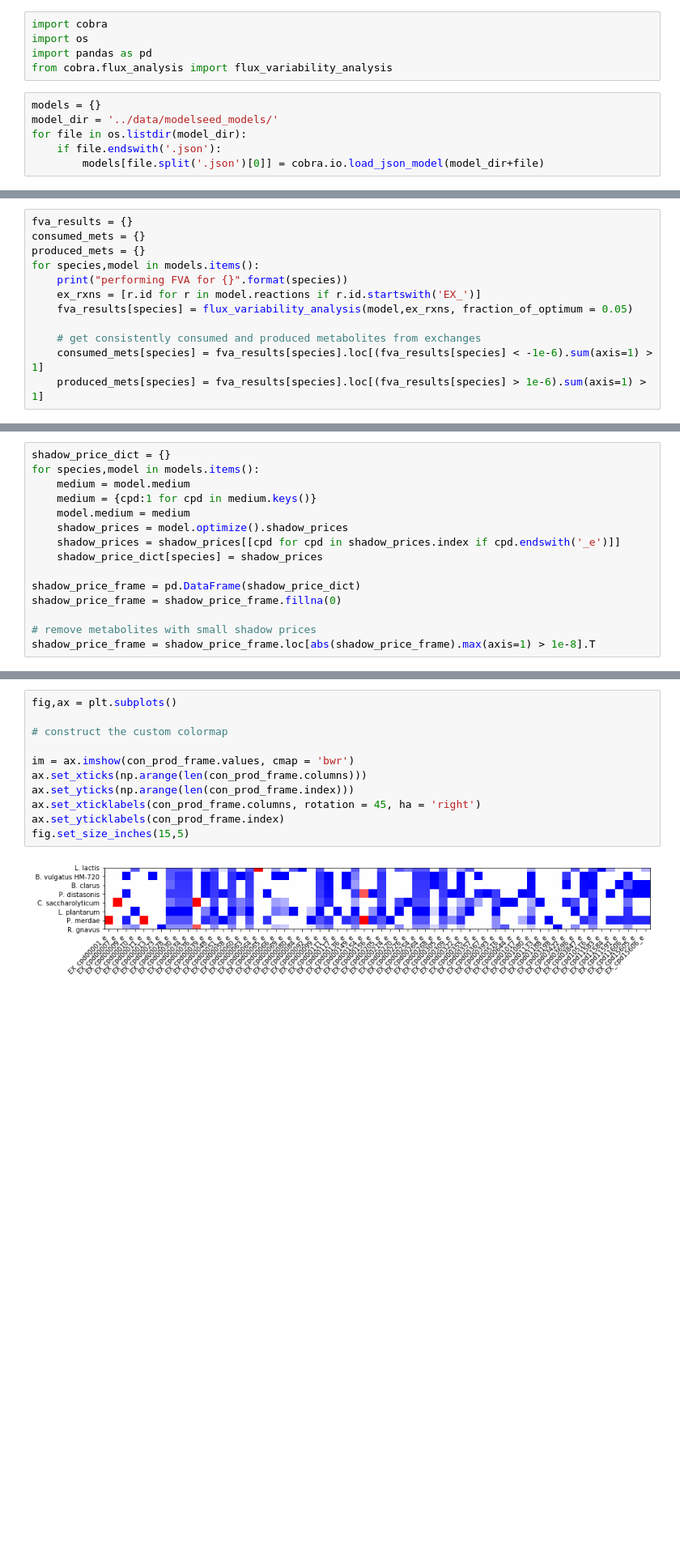
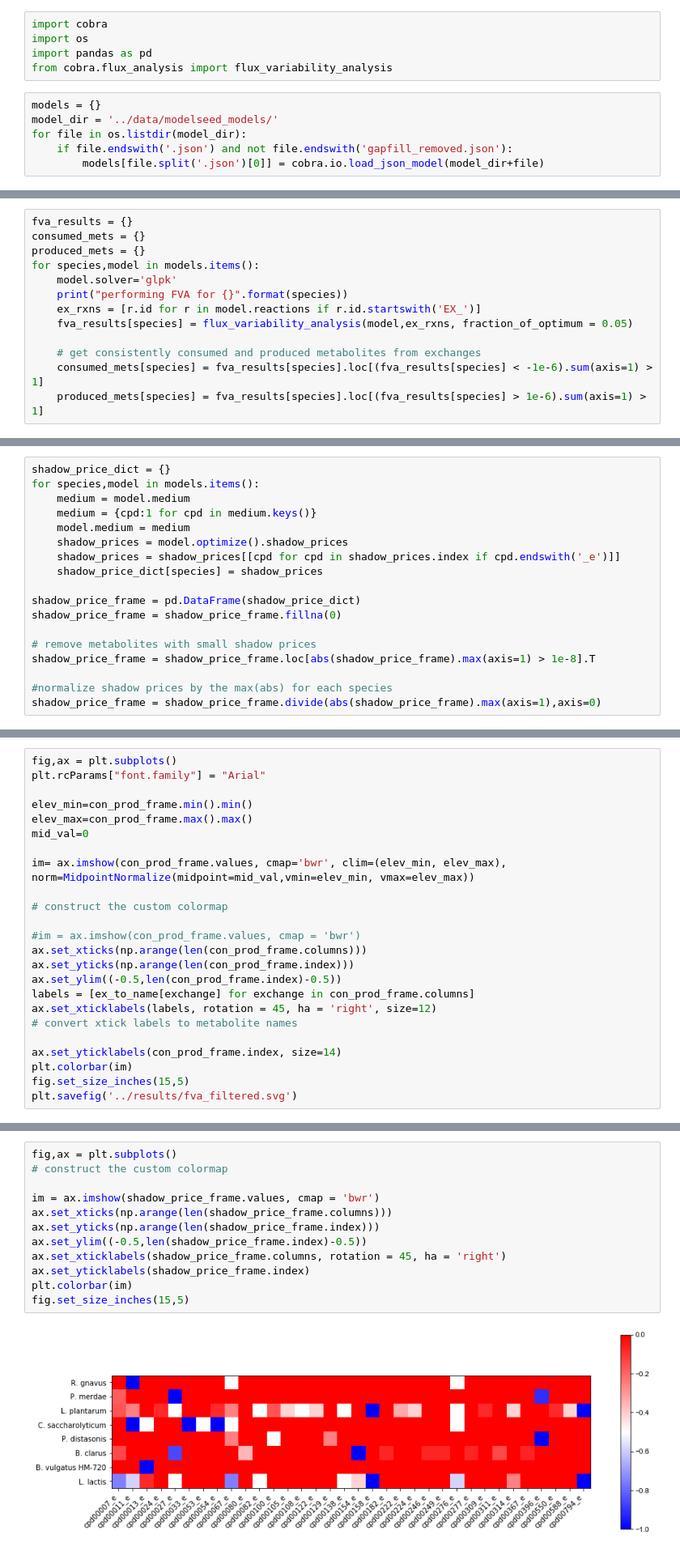
Before and after one commit to medlocklab/iterative_pfba, a Jupyter notebook: bin/production_consumption_coupling.ipynb, the cells around one changed output, grey strips where cells are left out. Shown at 81% size. Saved outputs shown, nothing was run; the diff lists cells and outputs as text; blank space fills up the shorter version.

```diff
--- a/bin/production_consumption_coupling.ipynb
+++ b/bin/production_consumption_coupling.ipynb
@@ -7,7 +7,7 @@ from cobra.flux_analysis import flux_variability_analysis
 models = {}
 model_dir = '../data/modelseed_models/'
 for file in os.listdir(model_dir):
-    if file.endswith('.json'):
+    if file.endswith('.json') and not file.endswith('gapfill_removed.json'):
         models[file.split('.json')[0]] = cobra.io.load_json_model(model_dir+file)
 # %%
 models
@@ -54,6 +45,7 @@ fva_results = {}
 consumed_mets = {}
 produced_mets = {}
 for species,model in models.items():
+    model.solver='glpk'
     print("performing FVA for {}".format(species))
     ex_rxns = [r.id for r in model.reactions if r.id.startswith('EX_')]
     fva_results[species] = flux_variability_analysis(model,ex_rxns, fraction_of_optimum = 0.05)
@@ -118,6 +115,9 @@ shadow_price_frame = shadow_price_frame.fillna(0)
 
 # remove metabolites with small shadow prices
 shadow_price_frame = shadow_price_frame.loc[abs(shadow_price_frame).max(axis=1) > 1e-8].T
+
+#normalize shadow prices by the max(abs) for each species
+shadow_price_frame = shadow_price_frame.divide(abs(shadow_price_frame).max(axis=1),axis=0)
 # %%
 shadow_price_frame
 # %% [output]
@@ -137,0 +155,24 @@ import numpy as np
+# %%
+fig,ax = plt.subplots()
+plt.rcParams["font.family"] = "Arial"
+
+elev_min=con_prod_frame.min().min()
+elev_max=con_prod_frame.max().max()
+mid_val=0
+
+im= ax.imshow(con_prod_frame.values, cmap='bwr', clim=(elev_min, elev_max), norm=MidpointNormalize(midpoint=mid_val,vmin=elev_min, vmax=elev_max))
+
+# construct the custom colormap
+
+#im = ax.imshow(con_prod_frame.values, cmap = 'bwr')
+ax.set_xticks(np.arange(len(con_prod_frame.columns)))
+ax.set_yticks(np.arange(len(con_prod_frame.index)))
+ax.set_ylim((-0.5,len(con_prod_frame.index)-0.5))
+labels = [ex_to_name[exchange] for exchange in con_prod_frame.columns]
+ax.set_xticklabels(labels, rotation = 45, ha = 'right', size=12)
+# convert xtick labels to metabolite names
+
+ax.set_yticklabels(con_prod_frame.index, size=14)
+plt.colorbar(im)
+fig.set_size_inches(15,5)
+plt.savefig('../results/fva_filtered.svg')
@@ -138,13 +181,14 @@ import numpy as np
 # %%
 fig,ax = plt.subplots()
-
 # construct the custom colormap
 
-im = ax.imshow(con_prod_frame.values, cmap = 'bwr')
-ax.set_xticks(np.arange(len(con_prod_frame.columns)))
-ax.set_yticks(np.arange(len(con_prod_frame.index)))
-ax.set_xticklabels(con_prod_frame.columns, rotation = 45, ha = 'right')
-ax.set_yticklabels(con_prod_frame.index)
+im = ax.imshow(shadow_price_frame.values, cmap = 'bwr')
+ax.set_xticks(np.arange(len(shadow_price_frame.columns)))
+ax.set_yticks(np.arange(len(shadow_price_frame.index)))
+ax.set_ylim((-0.5,len(shadow_price_frame.index)-0.5))
+ax.set_xticklabels(shadow_price_frame.columns, rotation = 45, ha = 'right')
+ax.set_yticklabels(shadow_price_frame.index)
+plt.colorbar(im)
 fig.set_size_inches(15,5)
 # %% [output]
-[figure, old version]
+[figure, new version]
```
Also changed, not shown: parts of 18 cells of this notebook, 7 other files.
